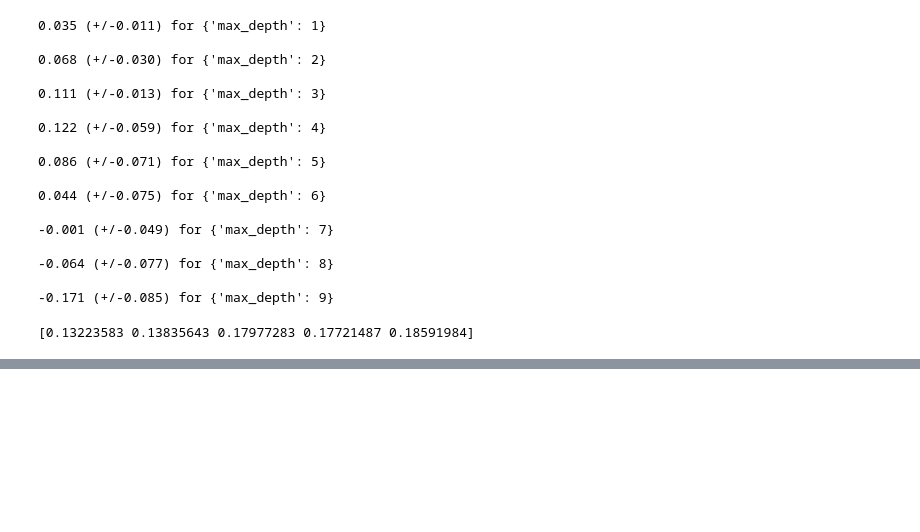
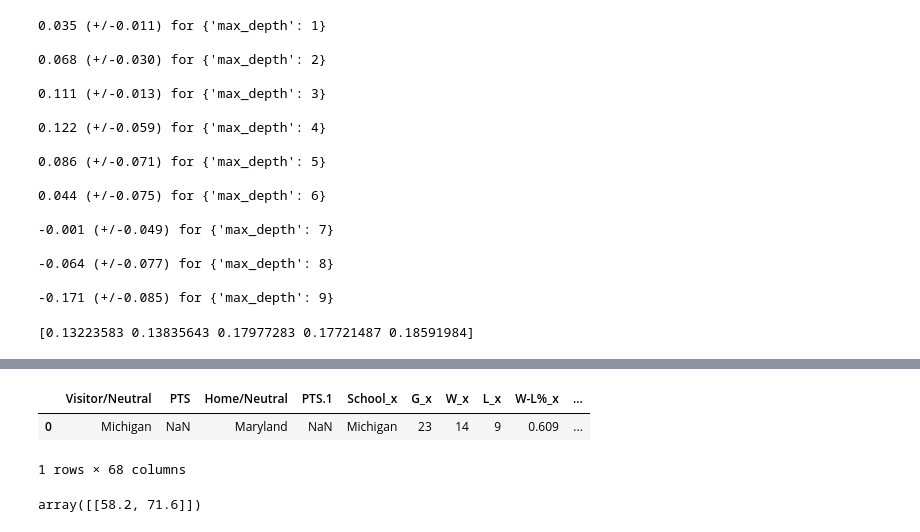
Before and after one commit to pkr5025/College-Basketball-Predictions, a Jupyter notebook: Full_Schedule.ipynb, the cells around one changed output, grey strips where cells are left out. Cells and saved outputs as stored; diff of their text form; code cells hidden in the pictures; blank space fills up the shorter version.

Commit message:
Made prediction for Michigan vs Maryland

```diff
--- a/Full_Schedule.ipynb
+++ b/Full_Schedule.ipynb
@@ -171,0 +163,14 @@ print(cross_val_score(reg3, X, Y, cv=5))
+# %%
+#get game to predict.  Tomorrow's game michigan vs maryland
+test = pd.read_csv("test.csv")
+test.drop("Unnamed: 0", axis=1, inplace = True)
+test.head()
+# %% [output]
+|  | Visitor/Neutral | PTS | Home/Neutral | PTS.1 | School_x | G_x | W_x | L_x | W-L%_x | ... |
+| 0 | Michigan | NaN | Maryland | NaN | Michigan | 23 | 14 | 9 | 0.609 | ... |
+1 rows × 68 columns
+# %%
+### BOO!  My model predicts a maryland win 71.6 to 58.2
+reg3.predict(test.drop(columns=["Visitor/Neutral","Home/Neutral","PTS","PTS.1","School_x","School_y"]))
+# %% [output]
+array([[58.2, 71.6]])
```
Also changed, not shown: parts of 6 cells of this notebook.
